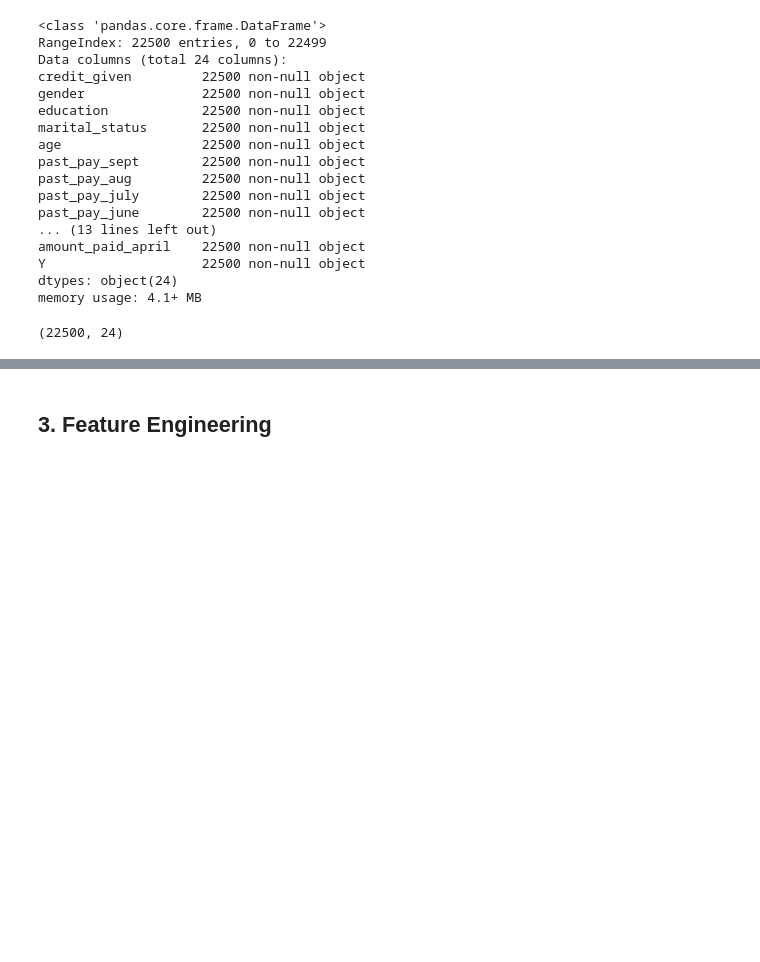
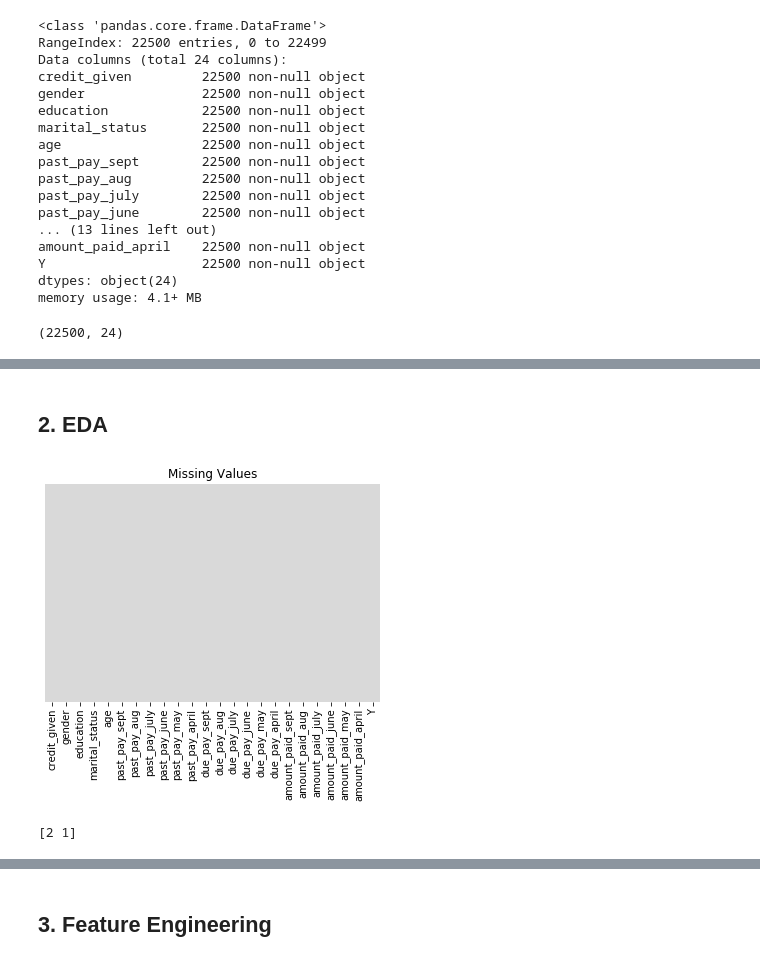
Before and after one commit to dorjeys3/Credit-Defaulting, a Jupyter notebook: classification-bakeoff-template.ipynb, the cells around one changed output, grey strips where cells are left out. Cells and saved outputs as stored; diff of their text form; code cells hidden in the pictures; blank space fills up the shorter version.

```diff
--- a/classification-bakeoff-template.ipynb
+++ b/classification-bakeoff-template.ipynb
@@ -227,2 +210,2 @@ KeyError: '[18381] not found in axis'
 # %%
-df.astype(dtype=int)
+df=df.astype(dtype=int)
@@ -242,0 +266,13 @@ df.astype(dtype=int)
+# %% [markdown]
+## 2. EDA
+# %%
+# Missing Values
+sns.heatmap(df.isnull(),yticklabels = False, cbar = False,cmap = 'tab20c_r')
+plt.title('Missing Values')
+plt.show()
+# %% [output]
+[figure, added]
+# %%
+print(df.gender.unique())
+# %% [output]
+[2 1]
```
Also changed, not shown: parts of 34 cells of this notebook.
